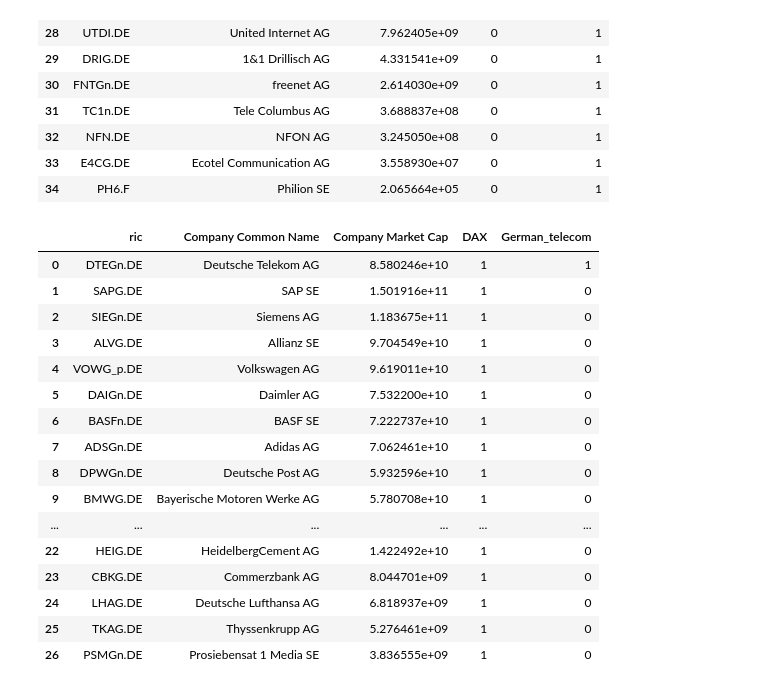
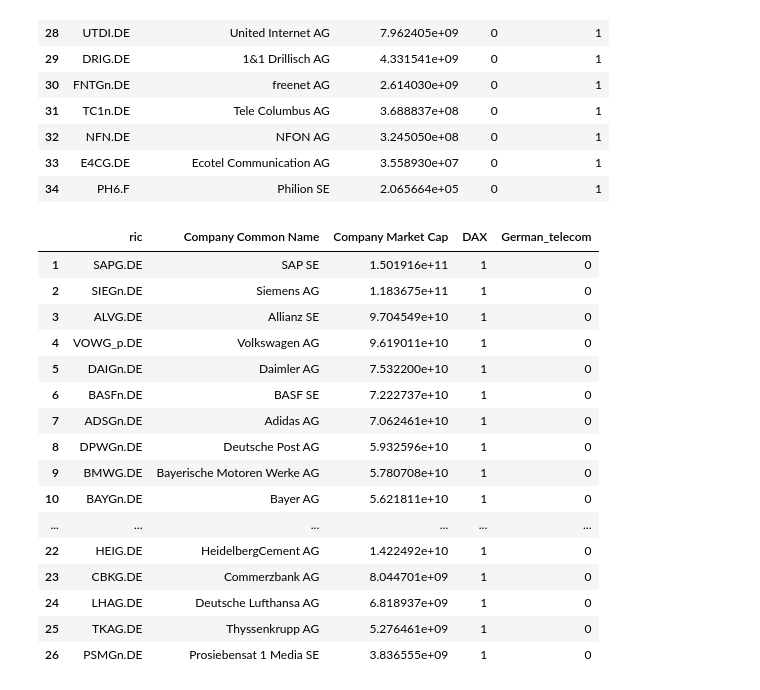
Before and after one commit to dany-kuznetsov/trade_get_news_true_way, a Jupyter notebook: trade_news_collector.ipynb, the cells around one changed output. Saved outputs shown, nothing was run; the diff lists cells and outputs as text; code cells hidden in the pictures.

```diff
--- a/trade_news_collector.ipynb
+++ b/trade_news_collector.ipynb
@@ -81,12 +81,11 @@ rics_german_telekom_df[['ric', 'Company Common Name', 'Company Market Cap', 'DAX
 | 33 | E4CG.DE | Ecotel Communication AG | 3.558930e+07 | 0 | 1 |
 | 34 | PH6.F | Philion SE | 2.065664e+05 | 0 | 1 |
 # %%
-condition_dax= rics_german_df['DAX'] == 1
+condition_dax = (rics_german_df['DAX'] == 1) & (rics_german_df['German_telecom'] != 1)
 rics_dax = rics_german_df[condition_dax]
 rics_dax[['ric', 'Company Common Name', 'Company Market Cap', 'DAX', 'German_telecom']]
 # %% [output]
 |  | ric | Company Common Name | Company Market Cap | DAX | German_telecom |
-| 0 | DTEGn.DE | Deutsche Telekom AG | 8.580246e+10 | 1 | 1 |
 | 1 | SAPG.DE | SAP SE | 1.501916e+11 | 1 | 0 |
 | 2 | SIEGn.DE | Siemens AG | 1.183675e+11 | 1 | 0 |
 | 3 | ALVG.DE | Allianz SE | 9.704549e+10 | 1 | 0 |
@@ -96,6 +95,7 @@ rics_dax[['ric', 'Company Common Name', 'Company Market Cap', 'DAX', 'German_tel
 | 7 | ADSGn.DE | Adidas AG | 7.062461e+10 | 1 | 0 |
 | 8 | DPWGn.DE | Deutsche Post AG | 5.932596e+10 | 1 | 0 |
 | 9 | BMWG.DE | Bayerische Motoren Werke AG | 5.780708e+10 | 1 | 0 |
+| 10 | BAYGn.DE | Bayer AG | 5.621811e+10 | 1 | 0 |
 | ... | ... | ... | ... | ... | ... |
 | 22 | HEIG.DE | HeidelbergCement AG | 1.422492e+10 | 1 | 0 |
 | 23 | CBKG.DE | Commerzbank AG | 8.044701e+09 | 1 | 0 |
```
Also changed, not shown: parts of 8 cells of this notebook.
